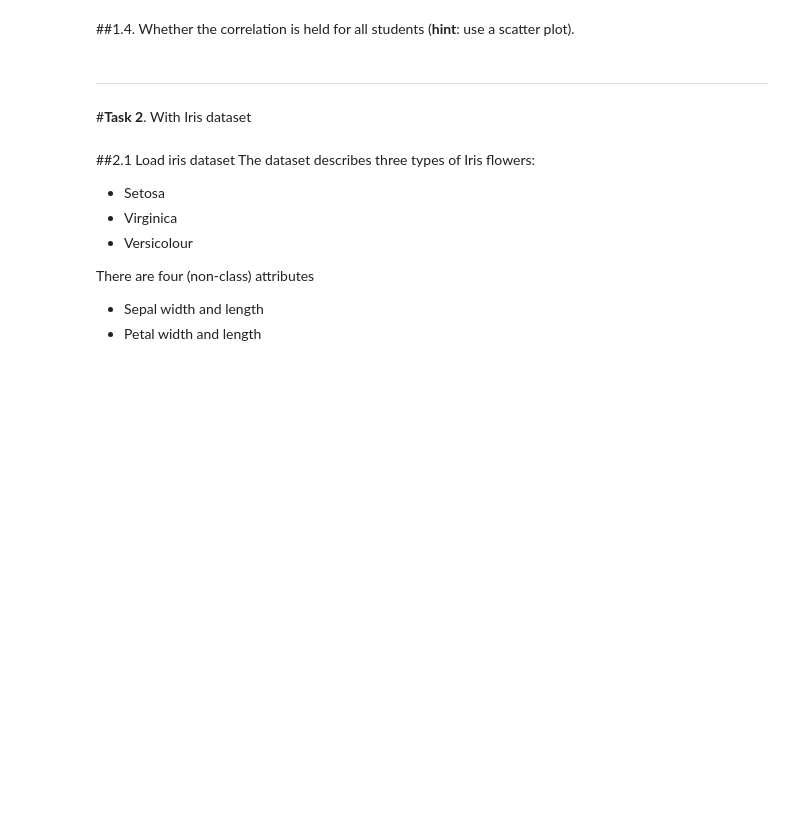
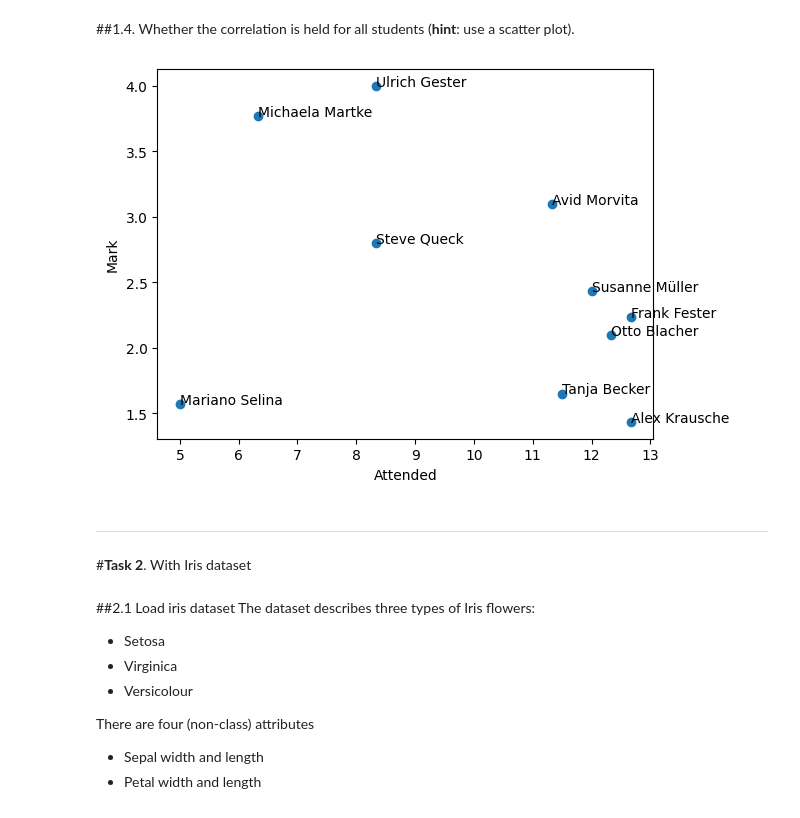
Before and after one commit to PhamTienLoc/Lab_DM, a Jupyter notebook: Lab_2_21130429_PhamTienLoc.ipynb, the cells around one changed output. Cells and saved outputs as stored; diff of their text form; code cells hidden in the pictures; blank space fills up the shorter version.

```diff
--- a/Lab_2_21130429_PhamTienLoc.ipynb
+++ b/Lab_2_21130429_PhamTienLoc.ipynb
@@ -72,3 +91,19 @@ st.head(10)
+# %%
+#code
+data_group = data.groupby('Name').mean(numeric_only=True)
+
+data_group.head()
+
+plt.scatter(data_group['Attended'], data_group['Mark'])
+plt.xlabel('Attended')
+plt.ylabel('Mark')
+
+for(name, mark, attended) in data_group.itertuples():
+  plt.annotate(name, (attended, mark))
+
+plt.show()
+# %% [output]
+[figure, added]
 # %% [markdown]
 
 
```
Also changed, not shown: parts of 16 cells of this notebook.
